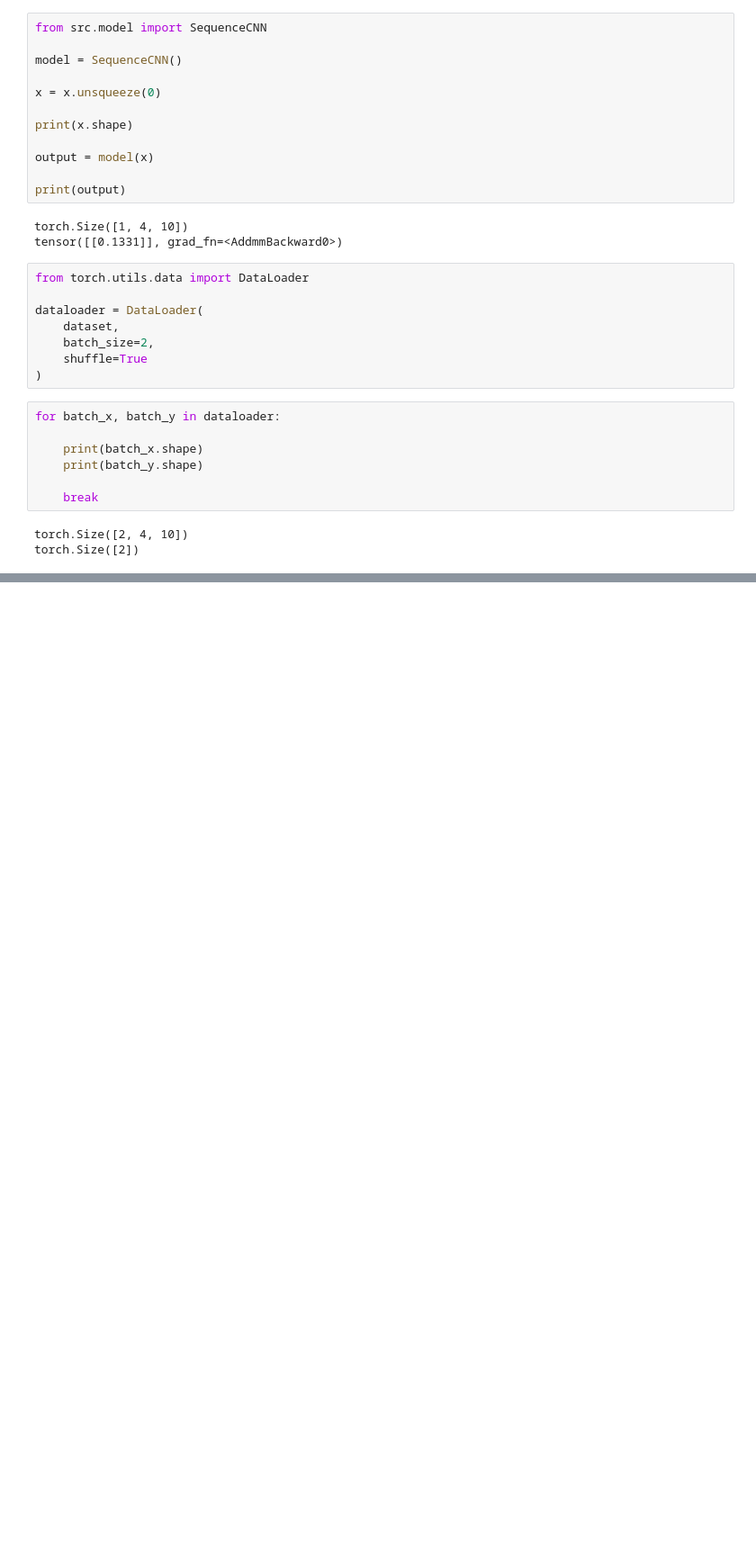
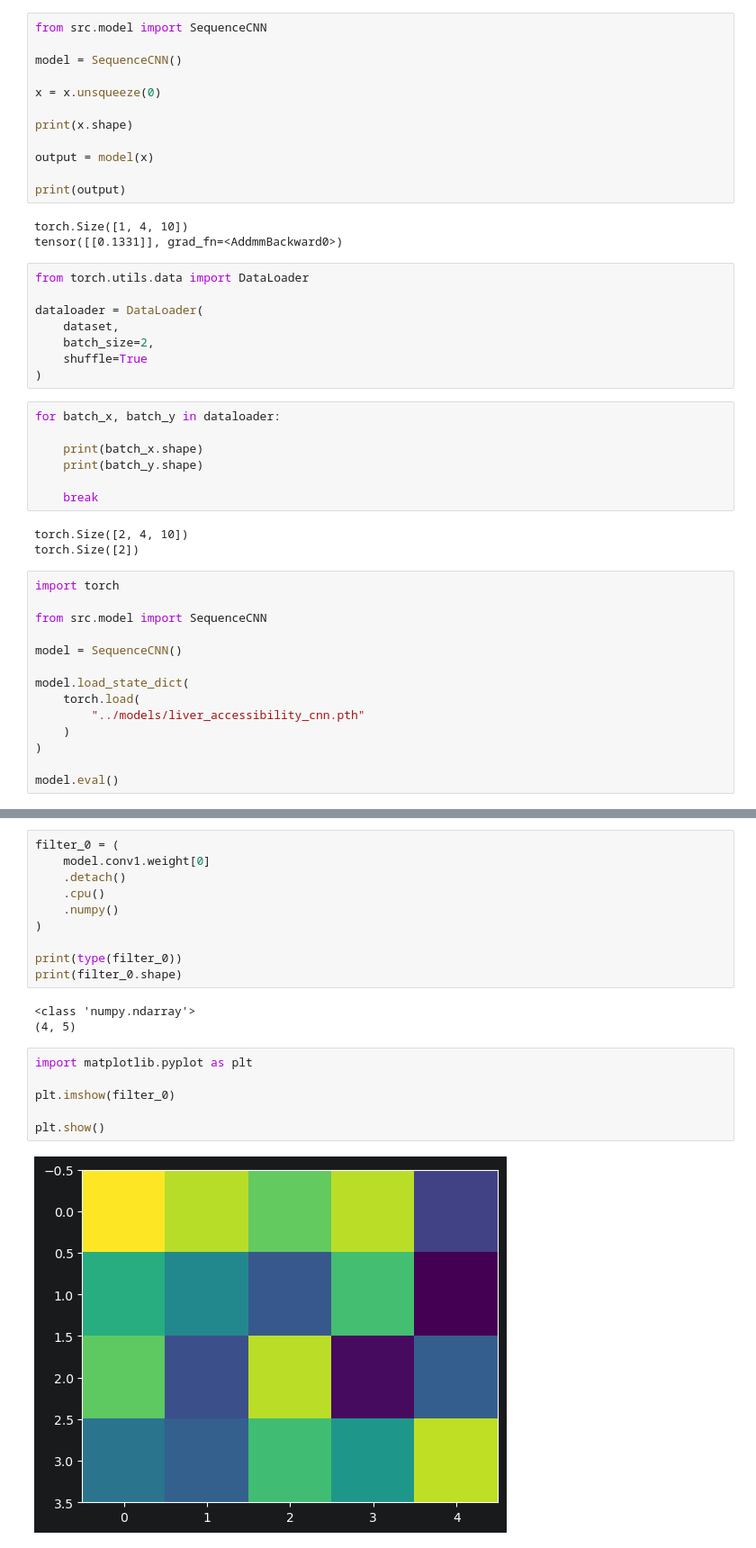
Before and after one commit to huntersair/chromatintune, a Jupyter notebook: notebooks/testing.ipynb, the cells around one changed output, grey strips where cells are left out. Shown at 90% size. Drawn from its saved outputs; the diff is of its cells as text; blank space fills up the shorter version.

Commit message:
model saved after training + filter visualization

```diff
--- a/notebooks/testing.ipynb
+++ b/notebooks/testing.ipynb
@@ -72,3 +72,17 @@ for batch_x, batch_y in dataloader:
 # %% [output]
 torch.Size([2, 4, 10])
 torch.Size([2])
+# %%
+import torch
+
+from src.model import SequenceCNN
+
+model = SequenceCNN()
+
+model.load_state_dict(
+    torch.load(
+        "../models/liver_accessibility_cnn.pth"
+    )
+)
+
+model.eval()
@@ -74,0 +141,21 @@ torch.Size([2])
+# %%
+filter_0 = (
+    model.conv1.weight[0]
+    .detach()
+    .cpu()
+    .numpy()
+)
+
+print(type(filter_0))
+print(filter_0.shape)
+# %% [output]
+<class 'numpy.ndarray'>
+(4, 5)
+# %%
+import matplotlib.pyplot as plt
+
+plt.imshow(filter_0)
+
+plt.show()
+# %% [output]
+[figure, added]
```
Also changed, not shown: parts of 13 cells of this notebook, 4 other files.
